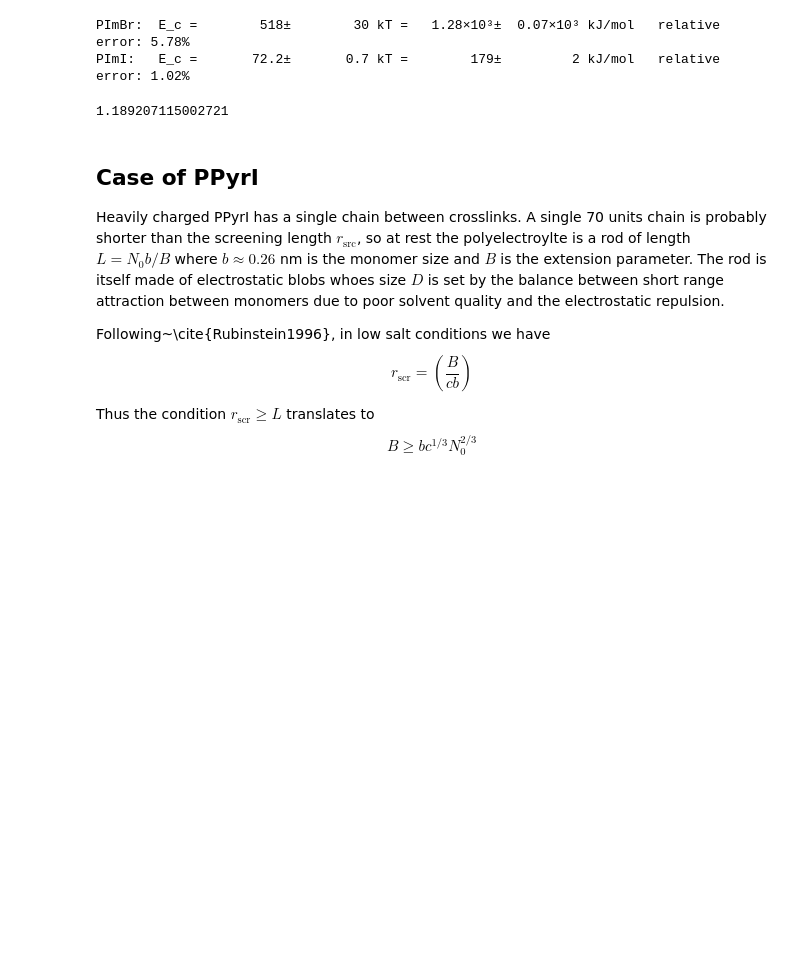
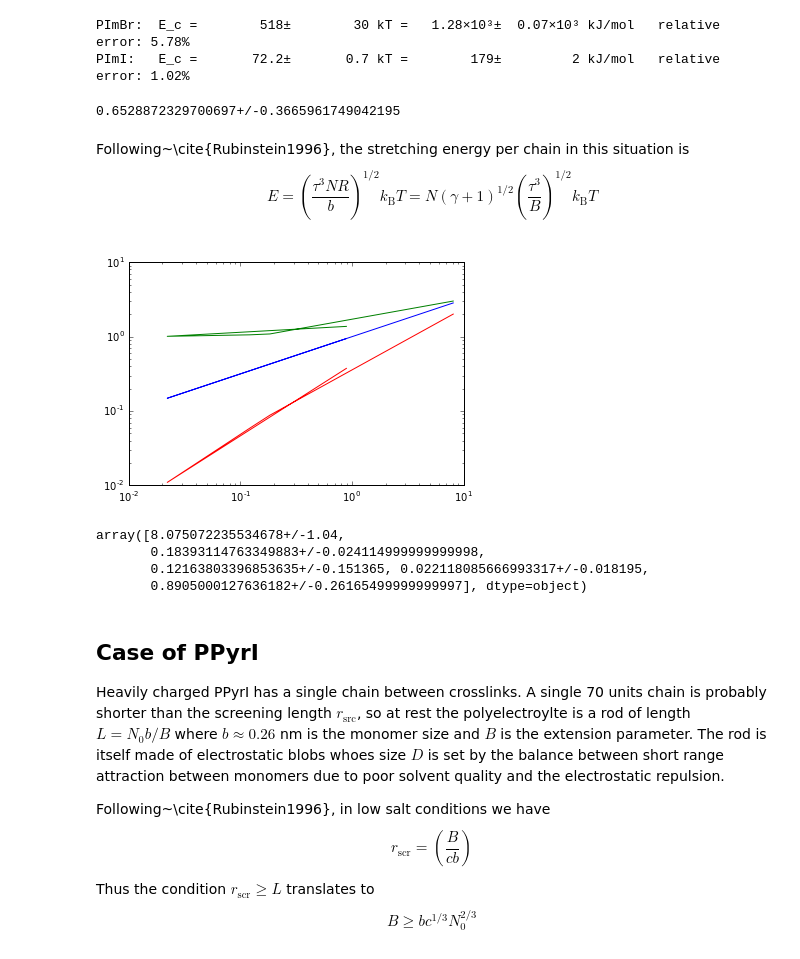
Before and after one commit to MathieuLeocmach/PALSE, a Jupyter notebook: PALSE/nonlinear.ipynb, the cells around one changed output. Drawn from its saved outputs; the diff is of its cells as text; code cells hidden in the pictures; blank space fills up the shorter version.

Commit message:
from thermal length fix expression of elastic energy with respect to existing area

```diff
--- a/PALSE/nonlinear.ipynb
+++ b/PALSE/nonlinear.ipynb
@@ -331,10 +355,28 @@ for name, g in zip(names, n[:2]*N0 * ((gamma_c[:2]+1) * 0.2**3 / B[:2])**(1/2)):
 # %% [output]
 PImBr:  E_c =        518±        30 kT =   1.28×10³±  0.07×10³ kJ/mol   relative error: 5.78%
 PImI:   E_c =       72.2±       0.7 kT =        179±         2 kJ/mol   relative error: 1.02%
-# %%
-2**(1/4)
-# %% [output]
-1.189207115002721
+# %%
+tau/6
+# %% [output]
+0.6528872329700697+/-0.3665961749042195
+# %% [markdown]
+Following~\cite{Rubinstein1996}, the stretching energy per chain in this situation is
+$$E = \left(\frac{\tau^3 N R}{b}\right)^{1/2} k_\mathrm{B}T = N \left(\gamma+1\right)^{1/2} \left(\frac{\tau^3}{B}\right)^{1/2} k_\mathrm{B}T$$
+# %%
+plt.plot(unp.nominal_values(gamma_c), unp.nominal_values(gamma_c)**(1/2))
+plt.plot(unp.nominal_values(gamma_c), (unp.nominal_values(gamma_c)+1)**(1/2))
+plt.plot(unp.nominal_values(gamma_c), ((unp.nominal_values(gamma_c)+1)**(1/2)-1))
+plt.xscale('log')
+plt.yscale('log')
+# %% [output]
+[figure, added]
+# %%
+gamma_c
+# %% [output]
+array([8.075072235534678+/-1.04,
+       0.18393114763349883+/-0.024114999999999998,
+       0.12163803396853635+/-0.151365, 0.022118085666993317+/-0.018195,
+       0.8905000127636182+/-0.26165499999999997], dtype=object)
 # %% [markdown]
 ## Case of PPyrI
 
```
Also changed, not shown: parts of 19 cells of this notebook.
